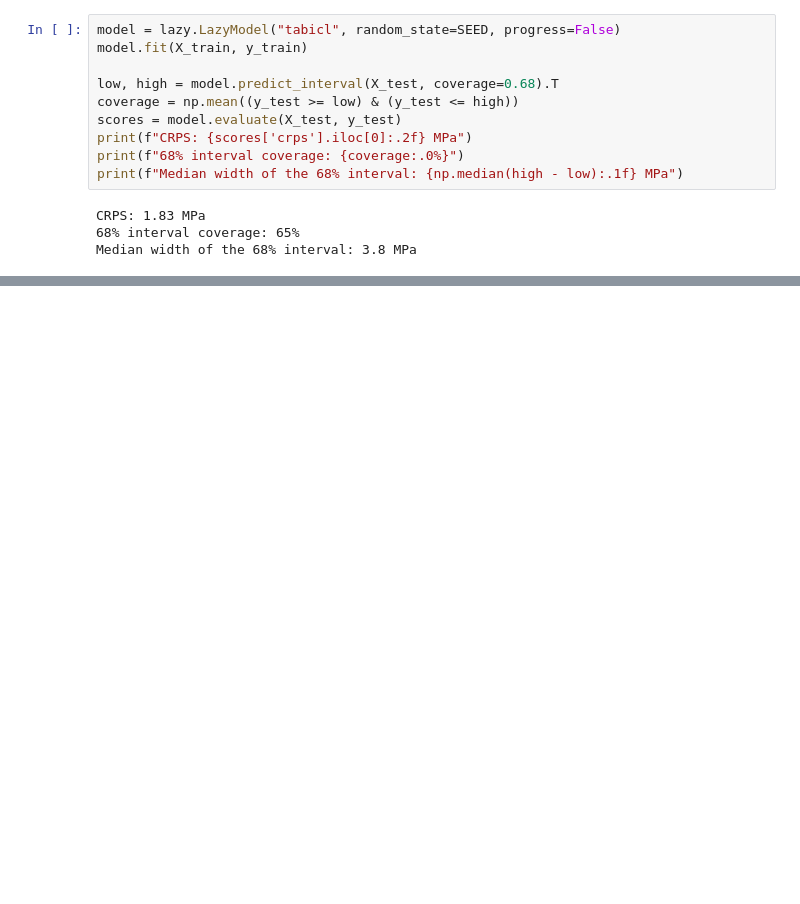
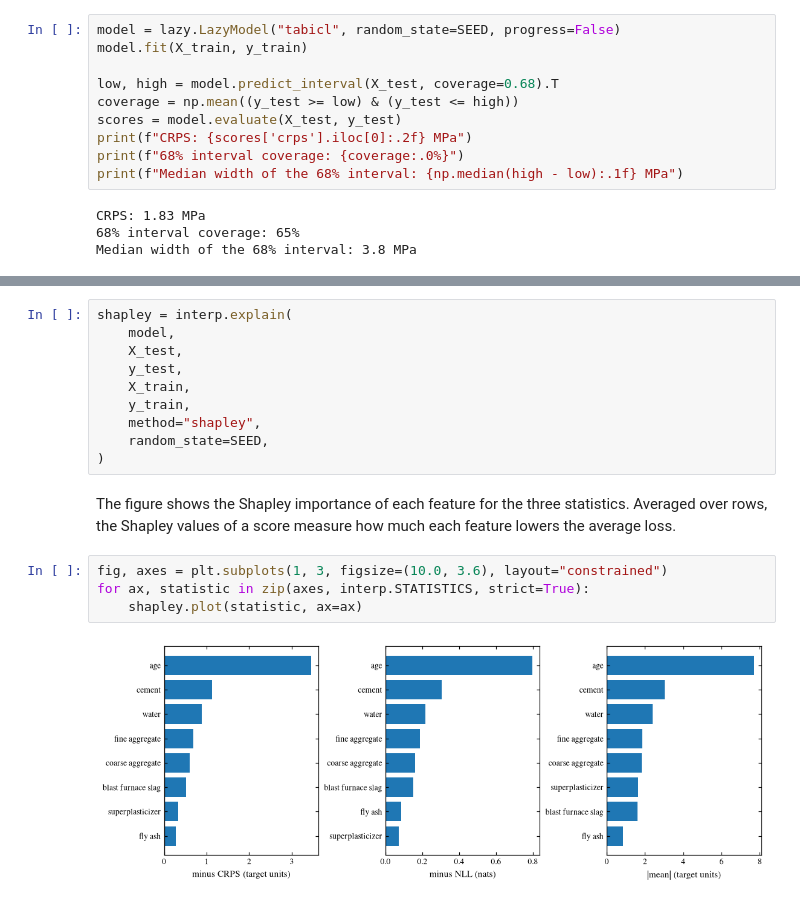
Before and after one commit to biprateep/lazy-tfm, a Jupyter notebook: feature_importance.ipynb, the cells around one changed output, grey strips where cells are left out. Saved outputs shown, nothing was run; the diff lists cells and outputs as text; blank space fills up the shorter version.

```diff
--- a/feature_importance.ipynb
+++ b/feature_importance.ipynb
@@ -295,0 +172,20 @@ rows or fewer SHAP evaluations keep the cost down.
+# %%
+shapley = interp.explain(
+    model,
+    X_test,
+    y_test,
+    X_train,
+    y_train,
+    method="shapley",
+    random_state=SEED,
+)
+# %% [markdown]
+The figure shows the Shapley importance of each feature for the three
+statistics. Averaged over rows, the Shapley values of a score measure how
+much each feature lowers the average loss.
+# %%
+fig, axes = plt.subplots(1, 3, figsize=(10.0, 3.6), layout="constrained")
+for ax, statistic in zip(axes, interp.STATISTICS, strict=True):
+    shapley.plot(statistic, ax=ax)
+# %% [output]
+[figure, added]
```
Also changed, not shown: parts of 46 cells of this notebook, 1 other file.
